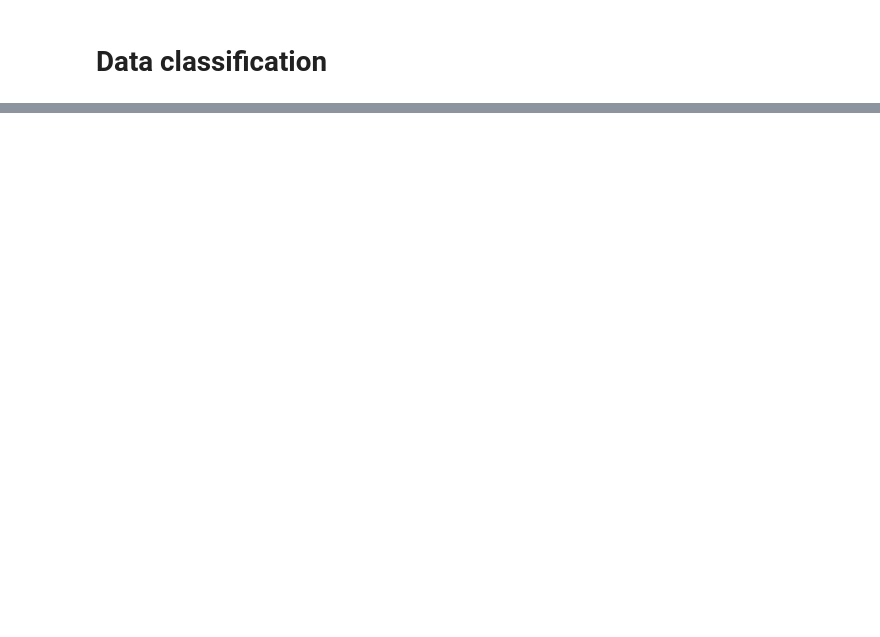
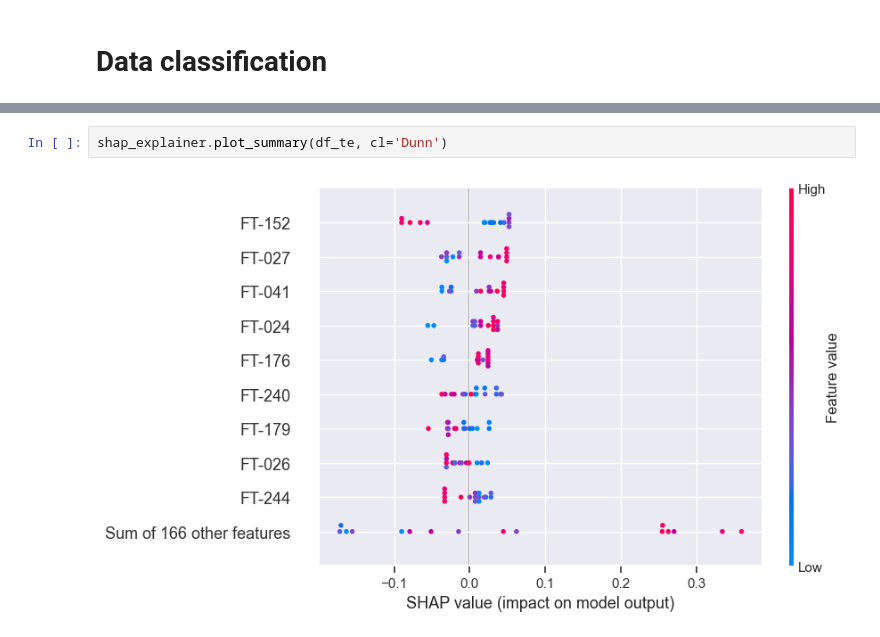
Before and after one commit to PhiCtl/glycan-biomarkers, a Jupyter notebook: processing_example.ipynb, the cells around one changed output, grey strips where cells are left out. Drawn from its saved outputs; the diff is of its cells as text; blank space fills up the shorter version.

```diff
--- a/processing_example.ipynb
+++ b/processing_example.ipynb
@@ -101,0 +145,4 @@ shap_explainer = ShapWrapper(trainer.best_model, X_train=x_tr)
+# %%
+shap_explainer.plot_summary(df_te, cl='Dunn')
+# %% [output]
+[figure, added]
```
Also changed, not shown: parts of 20 cells of this notebook, 6 other files.
